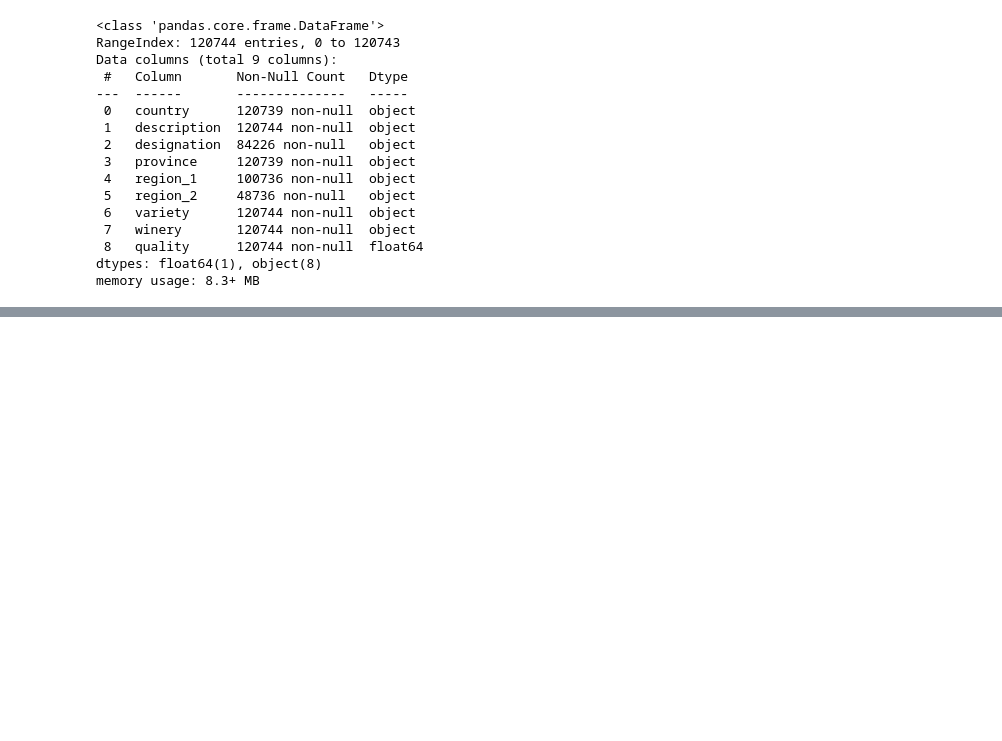
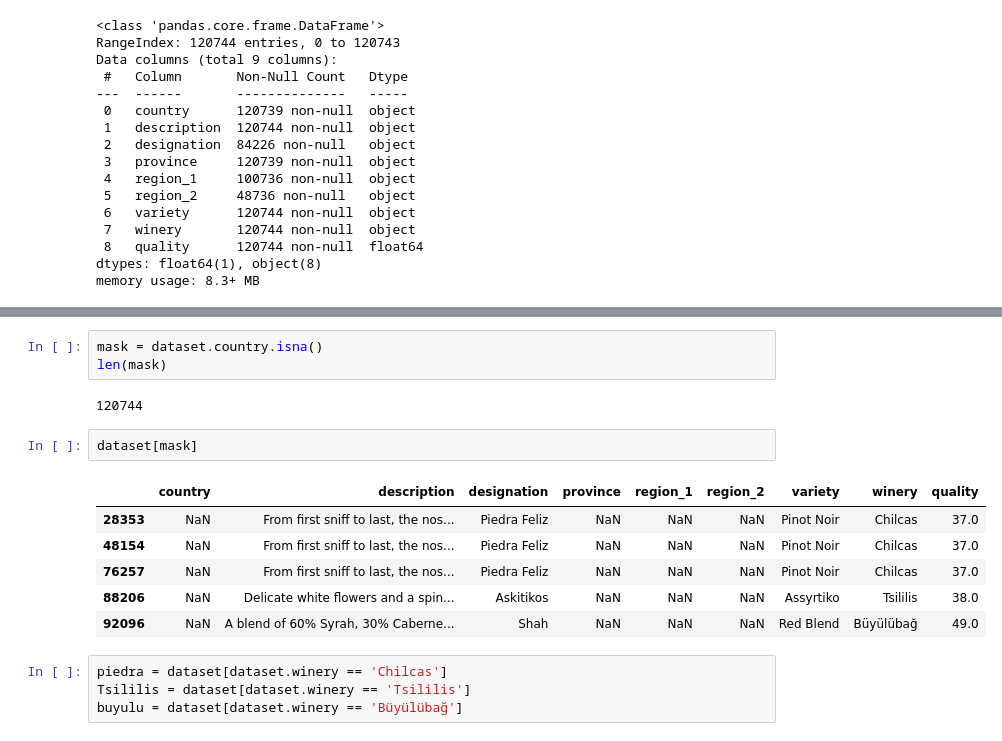
Before and after one commit to monkEdward/dsl_lab, a Jupyter notebook: exam_practices/WINTER_21_FIRST_CALL/REGRESSION_PRJ/wine_prj.ipynb, the cells around one changed output, grey strips where cells are left out. Saved outputs shown, nothing was run; the diff lists cells and outputs as text; blank space fills up the shorter version.

```diff
--- a/exam_practices/WINTER_21_FIRST_CALL/REGRESSION_PRJ/wine_prj.ipynb
+++ b/exam_practices/WINTER_21_FIRST_CALL/REGRESSION_PRJ/wine_prj.ipynb
@@ -56,0 +92,18 @@ memory usage: 8.3+ MB
+# %%
+mask = dataset.country.isna()
+len(mask)
+# %% [output]
+120744
+# %%
+dataset[mask]
+# %% [output]
+|  | country | description | designation | province | region_1 | region_2 | variety | winery | quality |
+| 28353 | NaN | From first sniff to last, the nos... | Piedra Feliz | NaN | NaN | NaN | Pinot Noir | Chilcas | 37.0 |
+| 48154 | NaN | From first sniff to last, the nos... | Piedra Feliz | NaN | NaN | NaN | Pinot Noir | Chilcas | 37.0 |
+| 76257 | NaN | From first sniff to last, the nos... | Piedra Feliz | NaN | NaN | NaN | Pinot Noir | Chilcas | 37.0 |
+| 88206 | NaN | Delicate white flowers and a spin... | Askitikos | NaN | NaN | NaN | Assyrtiko | Tsililis | 38.0 |
+| 92096 | NaN | A blend of 60% Syrah, 30% Caberne... | Shah | NaN | NaN | NaN | Red Blend | Büyülübağ | 49.0 |
+# %%
+piedra = dataset[dataset.winery == 'Chilcas']
+Tsililis = dataset[dataset.winery == 'Tsililis']
+buyulu = dataset[dataset.winery == 'Büyülübağ']
```
Also changed, not shown: parts of 24 cells of this notebook.
